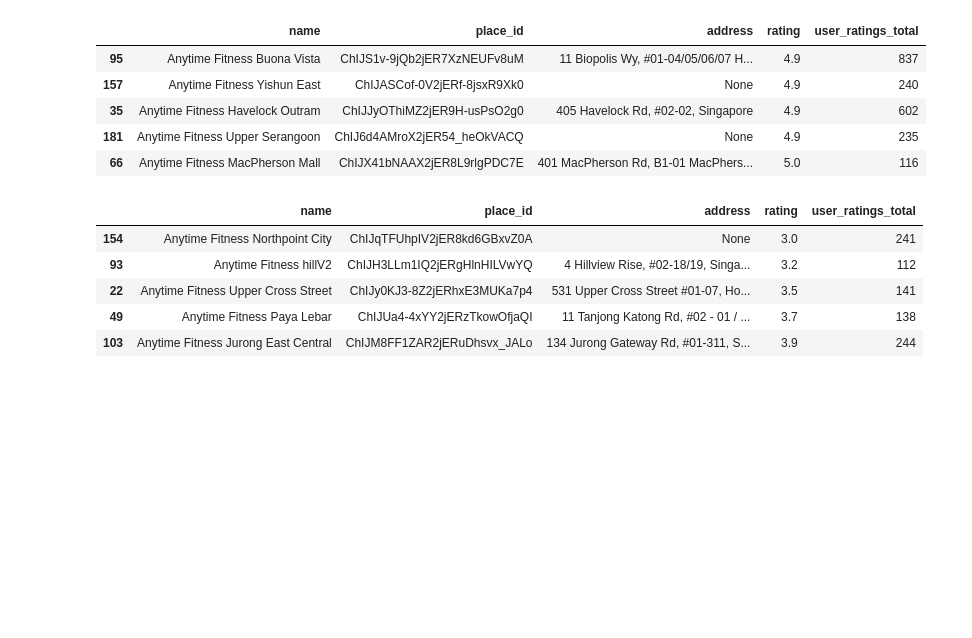
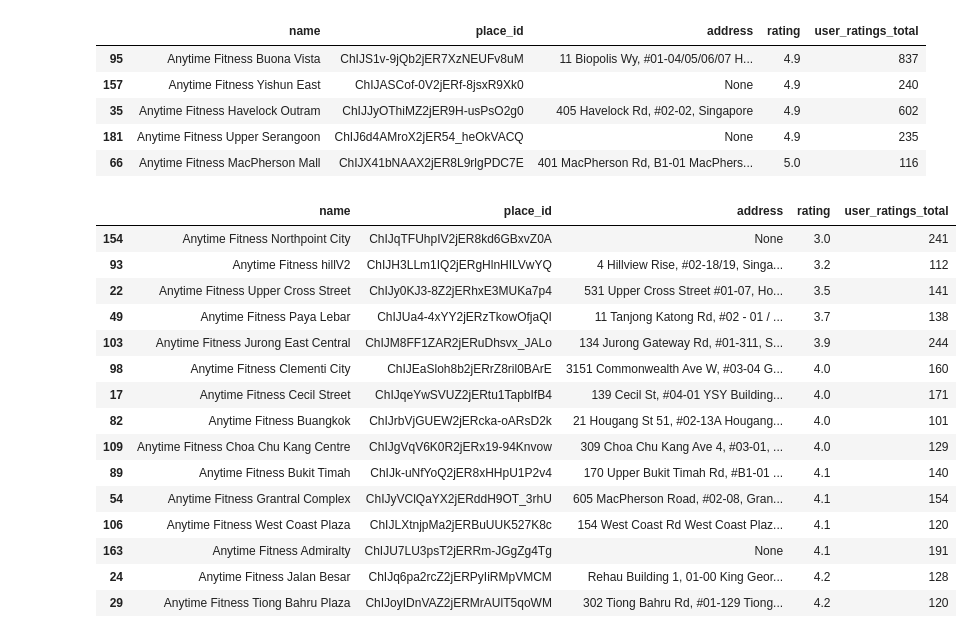
Before and after one commit to breann0ng/IS434-Anytime-Fitness, a Jupyter notebook: Google Reviews/Adrian/IS434-GoogleReview(Adrian).ipynb, the cells around one changed output. Drawn from its saved outputs; the diff is of its cells as text; code cells hidden in the pictures; blank space fills up the shorter version.

```diff
--- a/Google Reviews/Adrian/IS434-GoogleReview(Adrian).ipynb
+++ b/Google Reviews/Adrian/IS434-GoogleReview(Adrian).ipynb
@@ -286,12 +329,22 @@ df_filtered.sort_values(by="rating", ascending=True).tail(5)
 | 181 | Anytime Fitness Upper Serangoon | ChIJ6d4AMroX2jER54_heOkVACQ | None | 4.9 | 235 |
 | 66 | Anytime Fitness MacPherson Mall | ChIJX41bNAAX2jER8L9rlgPDC7E | 401 MacPherson Rd, B1-01 MacPhers... | 5.0 | 116 |
 # %%
-df_filtered.sort_values(by="rating", ascending=True).head(5)
+df_filtered.sort_values(by="rating", ascending=True).head(15)
 # worst outlets with at least 100 reviews
 # %% [output]
 |  | name | place_id | address | rating | user_ratings_total |
 | 154 | Anytime Fitness Northpoint City | ChIJqTFUhpIV2jER8kd6GBxvZ0A | None | 3.0 | 241 |
 | 93 | Anytime Fitness hillV2 | ChIJH3LLm1IQ2jERgHlnHILVwYQ | 4 Hillview Rise, #02-18/19, Singa... | 3.2 | 112 |
 | 22 | Anytime Fitness Upper Cross Street | ChIJy0KJ3-8Z2jERhxE3MUKa7p4 | 531 Upper Cross Street #01-07, Ho... | 3.5 | 141 |
 | 49 | Anytime Fitness Paya Lebar | ChIJUa4-4xYY2jERzTkowOfjaQI | 11 Tanjong Katong Rd, #02 - 01 / ... | 3.7 | 138 |
 | 103 | Anytime Fitness Jurong East Central | ChIJM8FF1ZAR2jERuDhsvx_JALo | 134 Jurong Gateway Rd, #01-311, S... | 3.9 | 244 |
+| 98 | Anytime Fitness Clementi City | ChIJEaSloh8b2jERrZ8ril0BArE | 3151 Commonwealth Ave W, #03-04 G... | 4.0 | 160 |
+| 17 | Anytime Fitness Cecil Street | ChIJqeYwSVUZ2jERtu1TapbIfB4 | 139 Cecil St, #04-01 YSY Building... | 4.0 | 171 |
+| 82 | Anytime Fitness Buangkok | ChIJrbVjGUEW2jERcka-oARsD2k | 21 Hougang St 51, #02-13A Hougang... | 4.0 | 101 |
+| 109 | Anytime Fitness Choa Chu Kang Centre | ChIJgVqV6K0R2jERx19-94Knvow | 309 Choa Chu Kang Ave 4, #03-01, ... | 4.0 | 129 |
+| 89 | Anytime Fitness Bukit Timah | ChIJk-uNfYoQ2jER8xHHpU1P2v4 | 170 Upper Bukit Timah Rd, #B1-01 ... | 4.1 | 140 |
+| 54 | Anytime Fitness Grantral Complex | ChIJyVClQaYX2jERddH9OT_3rhU | 605 MacPherson Road, #02-08, Gran... | 4.1 | 154 |
+| 106 | Anytime Fitness West Coast Plaza | ChIJLXtnjpMa2jERBuUUK527K8c | 154 West Coast Rd West Coast Plaz... | 4.1 | 120 |
+| 163 | Anytime Fitness Admiralty | ChIJU7LU3psT2jERRm-JGgZg4Tg | None | 4.1 | 191 |
+| 24 | Anytime Fitness Jalan Besar | ChIJq6pa2rcZ2jERPyIiRMpVMCM | Rehau Building 1, 01-00 King Geor... | 4.2 | 128 |
+| 29 | Anytime Fitness Tiong Bahru Plaza | ChIJoyIDnVAZ2jERMrAUlT5qoWM | 302 Tiong Bahru Rd, #01-129 Tiong... | 4.2 | 120 |
```
Also changed, not shown: parts of 3 cells of this notebook, 1 other file.
